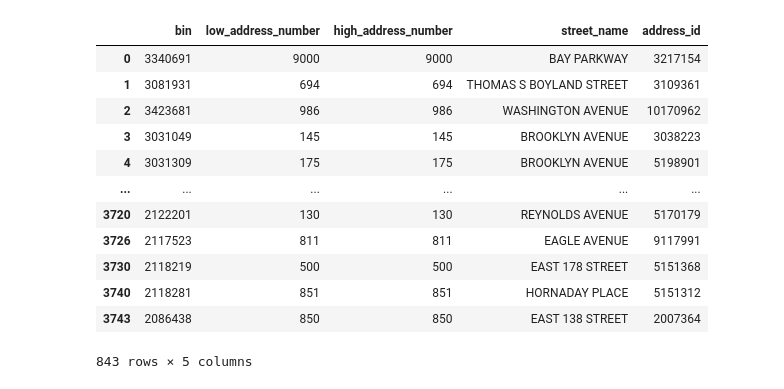
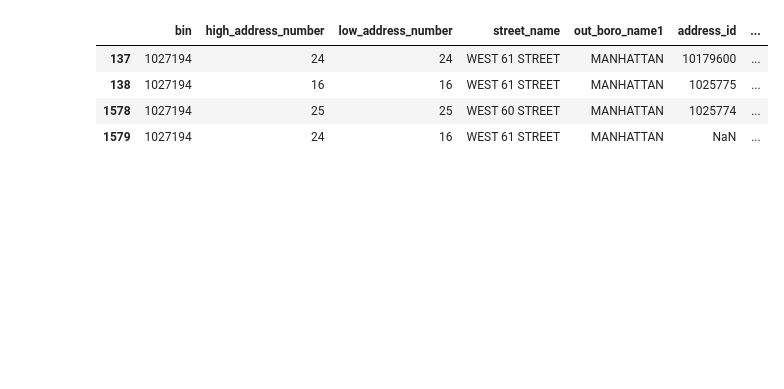
Before and after one commit to NYCParks-data/Structures, a Jupyter notebook: scripts/address_summary.ipynb, the cells around one changed output. Saved outputs shown, nothing was run; the diff lists cells and outputs as text; code cells hidden in the pictures; blank space fills up the shorter version.

Commit message:
Updated address point script to parse list of dicts. Created script (and sql table) to look at address categorization.

```diff
--- a/scripts/address_summary.ipynb
+++ b/scripts/address_summary.ipynb
@@ -67,21 +65,23 @@ final_df[(final_df['posted_address'] == 1) & (final_df['official_address'] == 1)
 # %%
 def check_address_type(df):
-    if (df['low_address_number'] == df['high_address_number'] and
-        df['low_address_number'] == ''):
+    if (df['low_address_number'] == df['high_address_number']) and (df['low_address_number'] != ''):
 
-        if np.isnan(df['address_id']):
+        if (df['posted_address'] == 1) and (df['official_address'] == 1):
             address_type = 'Official and Posted Single Range Address'
+
+        elif (df['posted_address'] == 1) and (np.isnan(df['official_address'])):
+            address_type = 'Posted Only Single Range Address'
 
         else:
             address_type = 'Official Only Single Range Address'
 
     else:
 
-        if df['low_address_number'] == '':
-            address_type = 'Common Place Address'
+        if (df['posted_address'] == 1) and (df['official_address'] == 1) and (df['low_address_number'] == ''):
+            address_type = 'Official and Posted Place'
 
         else:
-            address_type = 'Ranged Address'
+            address_type = 'Official Only Ranged Address'
 
 
     return address_type
@@ -120,16 +106,8 @@ Name: address_type_check, Length: 3747, dtype: object
 # %%
-final_df[final_df['address_id'].notnull()][['bin', 'low_address_number', 'high_address_number', 'street_name', 'address_id']]
+final_df[final_df['bin'] == '1027194']
 # %% [output]
-|  | bin | low_address_number | high_address_number | street_name | address_id |
-| 0 | 3340691 | 9000 | 9000 | BAY PARKWAY | 3217154 |
-| 1 | 3081931 | 694 | 694 | THOMAS S BOYLAND STREET | 3109361 |
-| 2 | 3423681 | 986 | 986 | WASHINGTON AVENUE | 10170962 |
-| 3 | 3031049 | 145 | 145 | BROOKLYN AVENUE | 3038223 |
-| 4 | 3031309 | 175 | 175 | BROOKLYN AVENUE | 5198901 |
-| ... | ... | ... | ... | ... | ... |
-| 3720 | 2122201 | 130 | 130 | REYNOLDS AVENUE | 5170179 |
-| 3726 | 2117523 | 811 | 811 | EAGLE AVENUE | 9117991 |
-| 3730 | 2118219 | 500 | 500 | EAST 178 STREET | 5151368 |
-| 3740 | 2118281 | 851 | 851 | HORNADAY PLACE | 5151312 |
-| 3743 | 2086438 | 850 | 850 | EAST 138 STREET | 2007364 |
+|  | bin | high_address_number | low_address_number | street_name | out_boro_name1 | address_id | ... |
+| 137 | 1027194 | 24 | 24 | WEST 61 STREET | MANHATTAN | 10179600 | ... |
+| 138 | 1027194 | 16 | 16 | WEST 61 STREET | MANHATTAN | 1025775 | ... |
+| 1578 | 1027194 | 25 | 25 | WEST 60 STREET | MANHATTAN | 1025774 | ... |
+| 1579 | 1027194 | 24 | 16 | WEST 61 STREET | MANHATTAN | NaN | ... |
-843 rows × 5 columns
```
Also changed, not shown: parts of 17 cells of this notebook, 3 other files.
